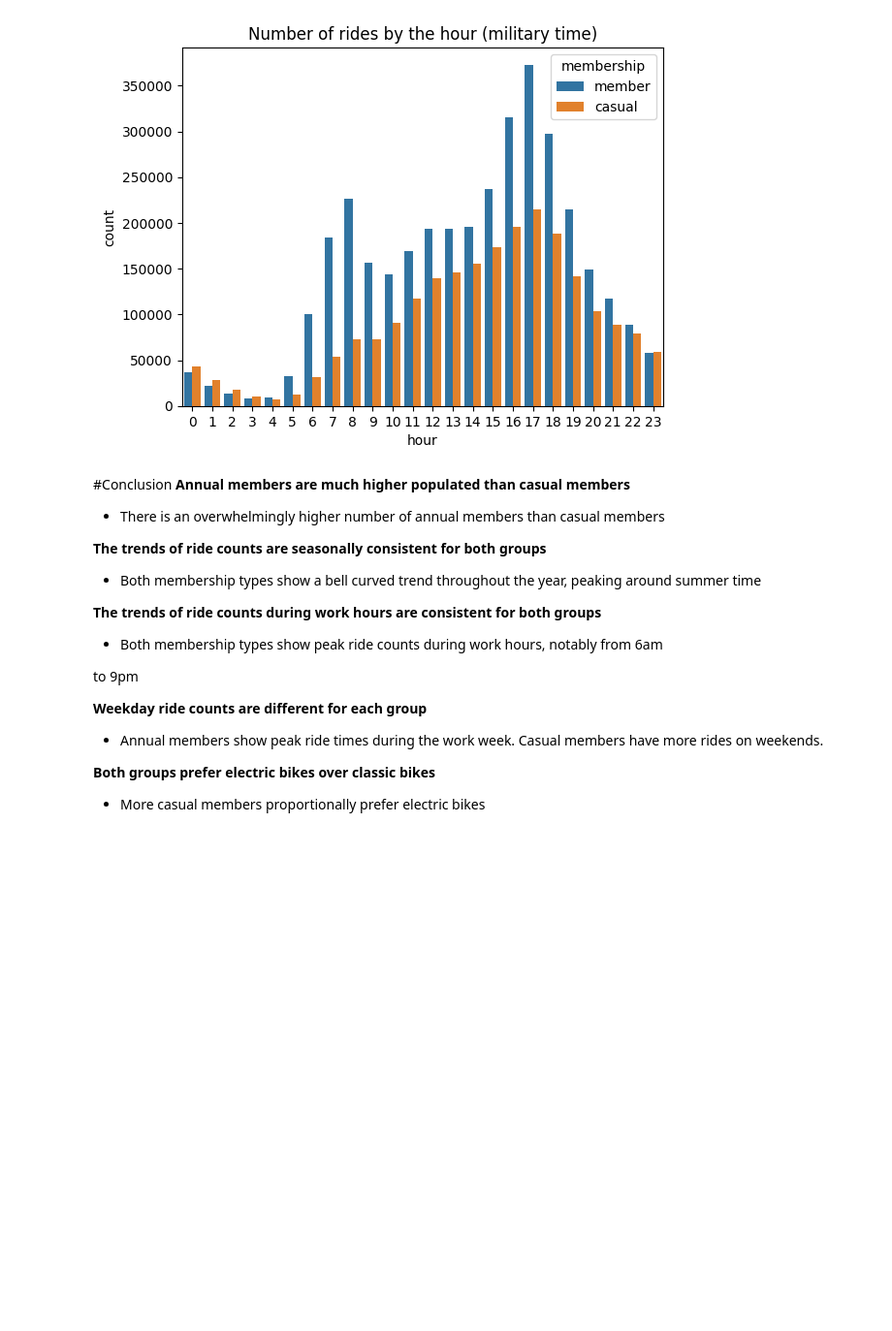
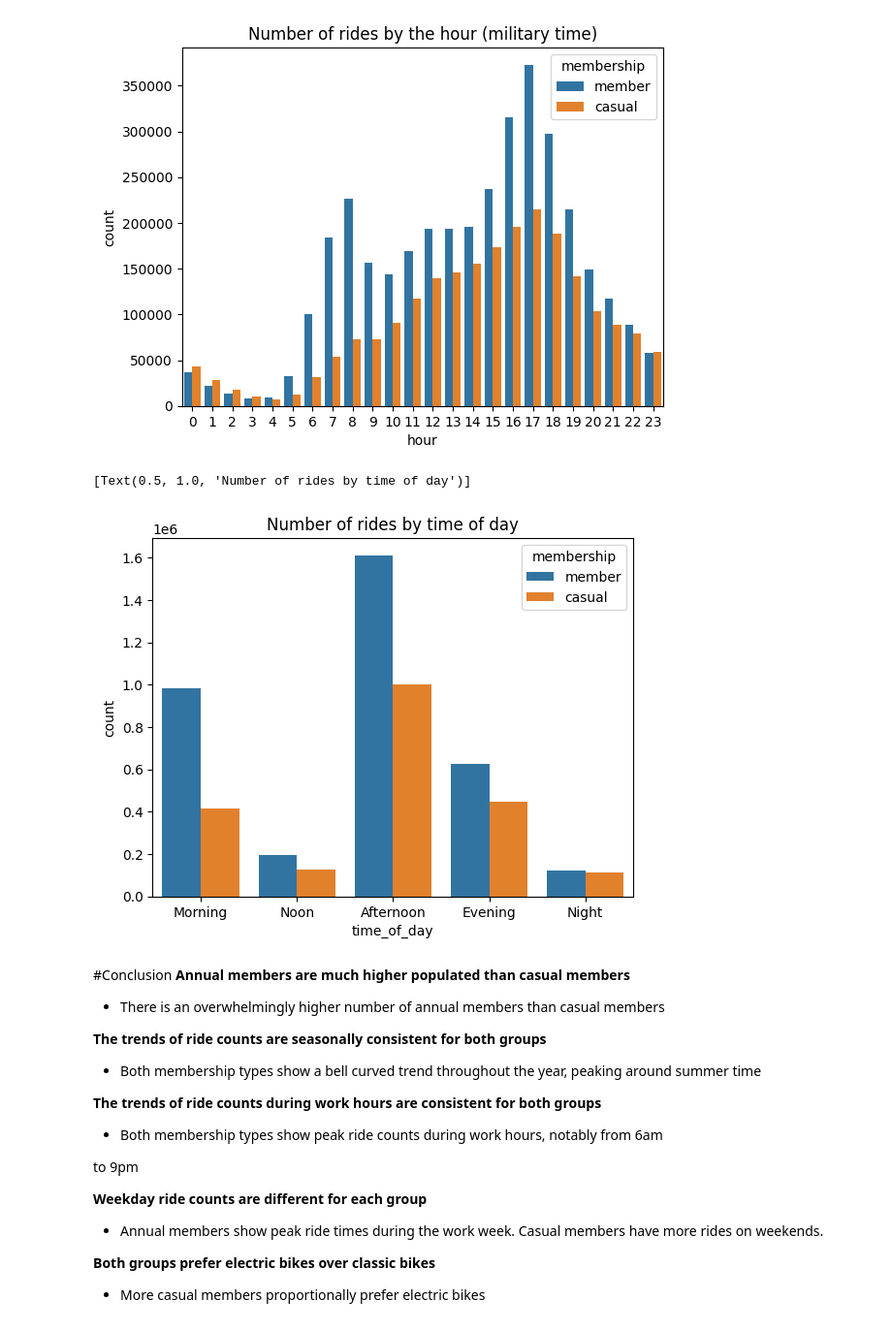
Before and after one commit to Miles-Honsberger/Cyclistic-Bike-Share, a Jupyter notebook: Google_Capstone_Project.ipynb, the cells around one changed output. Shown at 97% size. Cells and saved outputs as stored; diff of their text form; code cells hidden in the pictures; blank space fills up the shorter version.

```diff
--- a/Google_Capstone_Project.ipynb
+++ b/Google_Capstone_Project.ipynb
@@ -328,6 +337,21 @@ sns.countplot(data=df, x = 'hour', hue = 'membership').set(title = "Number of ri
 # %% [output]
 [Text(0.5, 1.0, 'Number of rides by the hour (military time)')]
 [figure]
+# %%
+#Create a plot to visualize the membership differences across the seasons
+#We use the Seaborn barplot
+#For the purposes of this graph, we consider the following times of day:
+#12am to 6am : night
+#6am to 11am : morning
+#12pm : noon
+#1pm to 6pm : afternoon
+#7pm to 11pm : evening
+#plt.figure(figsize = (13,8))
+order_tod = ['Morning','Noon','Afternoon','Evening', 'Night']
+sns.countplot(data=df, x = 'time_of_day', hue = 'membership', order = order_tod).set(title = "Number of rides by time of day")
+# %% [output]
+[Text(0.5, 1.0, 'Number of rides by time of day')]
+[figure, added]
 # %% [markdown]
 #Conclusion
 **Annual members are much higher populated than casual members**
```
Also changed, not shown: parts of 3 cells of this notebook.
